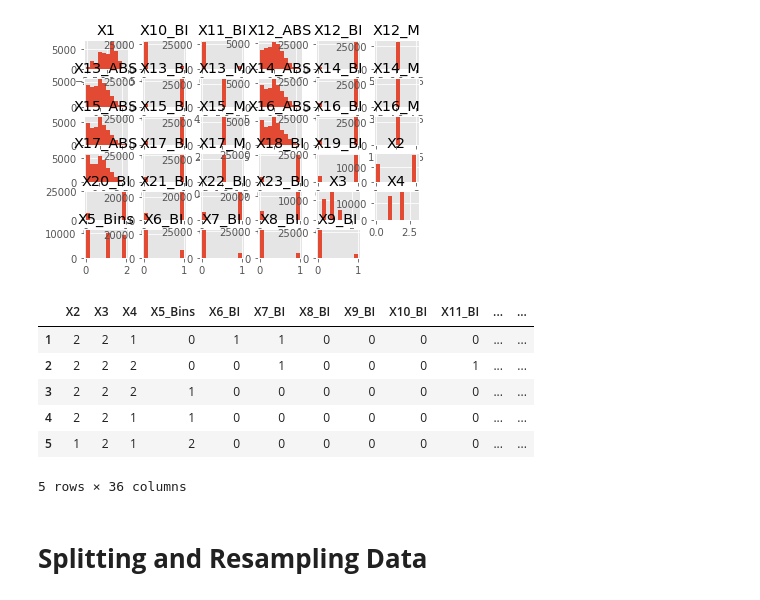
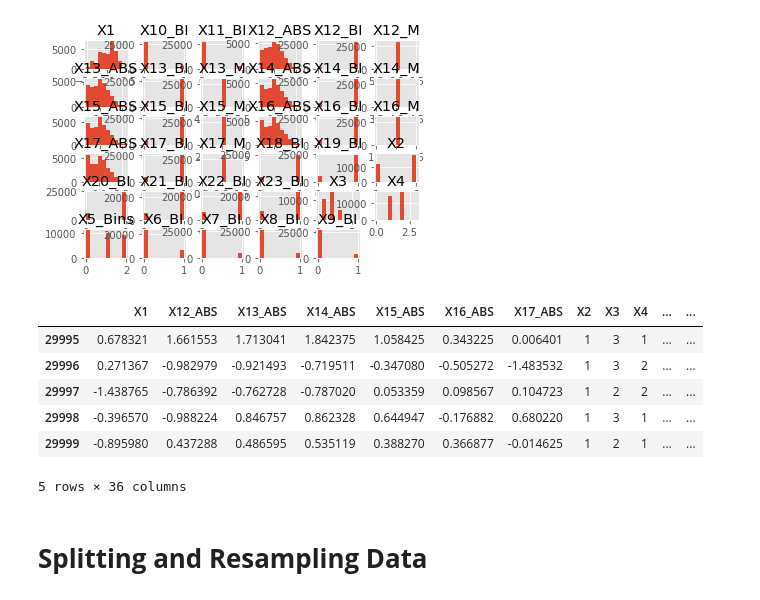
Before and after one commit to BA545-SP2019/2019-competition2-jkj, a Jupyter notebook: Pipe5.ipynb, the cells around one changed output. Drawn from its saved outputs; the diff is of its cells as text; code cells hidden in the pictures.

```diff
--- a/Pipe5.ipynb
+++ b/Pipe5.ipynb
@@ -33,3 +33,6 @@ df.head(15)
 | 14 | 70000 | 1 | 2 | 2 | 30 | 1 | 2 | 2 | 0 | 0 | ... | ... |
 | 15 | 250000 | 1 | 1 | 2 | 29 | 0 | 0 | 0 | 0 | 0 | ... | ... |
 15 rows × 24 columns
+# %%
+df = df.reset_index(drop=True)
+df.head()
@@ -481,4 +473,4 @@ print(dfnorm)
 # %%
-df = pd.concat([df,dfnorm], axis=1, join='inner')
+df = pd.concat([dfnorm,df], axis=1)
 df.head()
 # %% [output]
@@ -555,15 +547,15 @@ array([[<matplotlib.axes._subplots.AxesSubplot object at 0x...>,
       dtype=object)
 [figure]
 # %%
-df = pd.concat([df,target], axis=1, join='inner')
-df.head()
+df = pd.concat([df,target], axis=1)
+df.tail()
 # %% [output]
-|  | X2 | X3 | X4 | X5_Bins | X6_BI | X7_BI | X8_BI | X9_BI | X10_BI | X11_BI | ... | ... |
-| 1 | 2 | 2 | 1 | 0 | 1 | 1 | 0 | 0 | 0 | 0 | ... | ... |
-| 2 | 2 | 2 | 2 | 0 | 0 | 1 | 0 | 0 | 0 | 1 | ... | ... |
-| 3 | 2 | 2 | 2 | 1 | 0 | 0 | 0 | 0 | 0 | 0 | ... | ... |
-| 4 | 2 | 2 | 1 | 1 | 0 | 0 | 0 | 0 | 0 | 0 | ... | ... |
-| 5 | 1 | 2 | 1 | 2 | 0 | 0 | 0 | 0 | 0 | 0 | ... | ... |
+|  | X1 | X12_ABS | X13_ABS | X14_ABS | X15_ABS | X16_ABS | X17_ABS | X2 | X3 | X4 | ... | ... |
+| 29995 | 0.678321 | 1.661553 | 1.713041 | 1.842375 | 1.058425 | 0.343225 | 0.006401 | 1 | 3 | 1 | ... | ... |
+| 29996 | 0.271367 | -0.982979 | -0.921493 | -0.719511 | -0.347080 | -0.505272 | -1.483532 | 1 | 3 | 2 | ... | ... |
+| 29997 | -1.438765 | -0.786392 | -0.762728 | -0.787020 | 0.053359 | 0.098567 | 0.104723 | 1 | 2 | 2 | ... | ... |
+| 29998 | -0.396570 | -0.988224 | 0.846757 | 0.862328 | 0.644947 | -0.176882 | 0.680220 | 1 | 3 | 1 | ... | ... |
+| 29999 | -0.895980 | 0.437288 | 0.486595 | 0.535119 | 0.388270 | 0.366877 | -0.014625 | 1 | 2 | 1 | ... | ... |
 5 rows × 36 columns
 # %%
 # Exporting DataFrame as CSV
```
Also changed, not shown: parts of 29 cells of this notebook, 21 other files.
